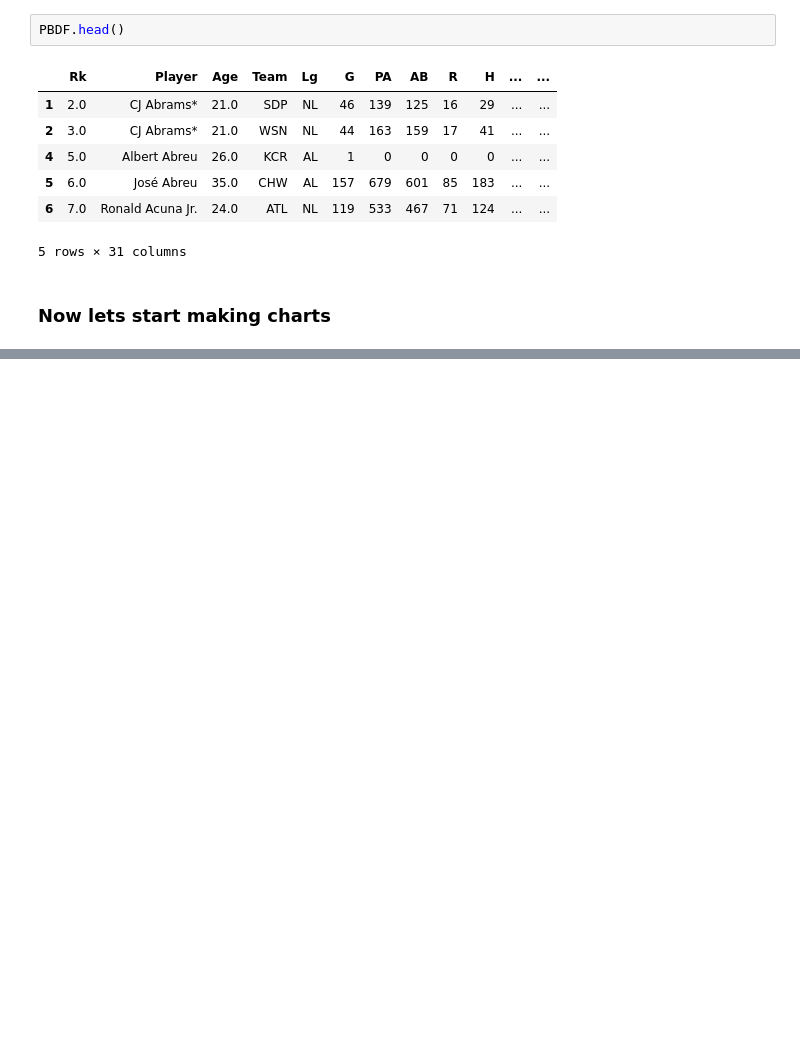
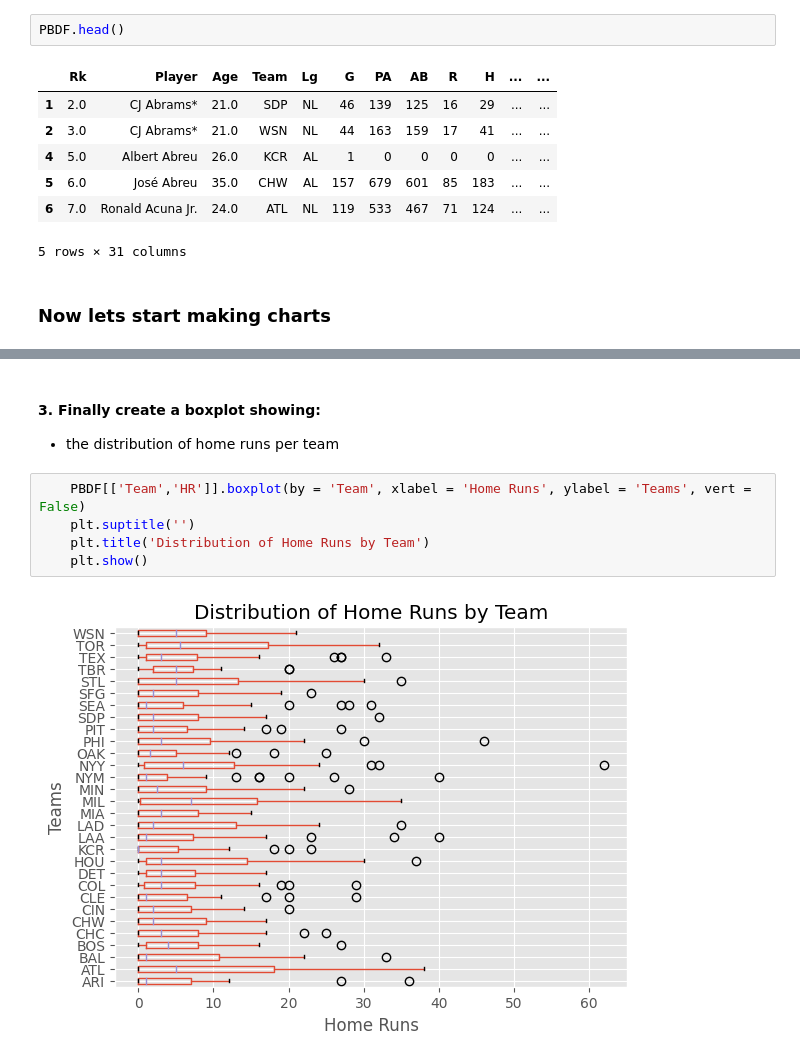
Before and after one commit to hobocz/templates, a Jupyter notebook: Jupyter_Notebook_example/Example with MLB data.ipynb, the cells around one changed output, grey strips where cells are left out. Saved outputs shown, nothing was run; the diff lists cells and outputs as text; blank space fills up the shorter version.

```diff
--- a/Jupyter_Notebook_example/Example with MLB data.ipynb
+++ b/Jupyter_Notebook_example/Example with MLB data.ipynb
@@ -68,0 +75,10 @@ PBDF.head()
+# %% [markdown]
+#### 3. Finally create a boxplot showing:
+- the distribution of home runs per team
+# %%
+    PBDF[['Team','HR']].boxplot(by = 'Team', xlabel = 'Home Runs', ylabel = 'Teams', vert = False)
+    plt.suptitle('')
+    plt.title('Distribution of Home Runs by Team')
+    plt.show()
+# %% [output]
+[figure, added]
```
Also changed, not shown: parts of 10 cells of this notebook.
